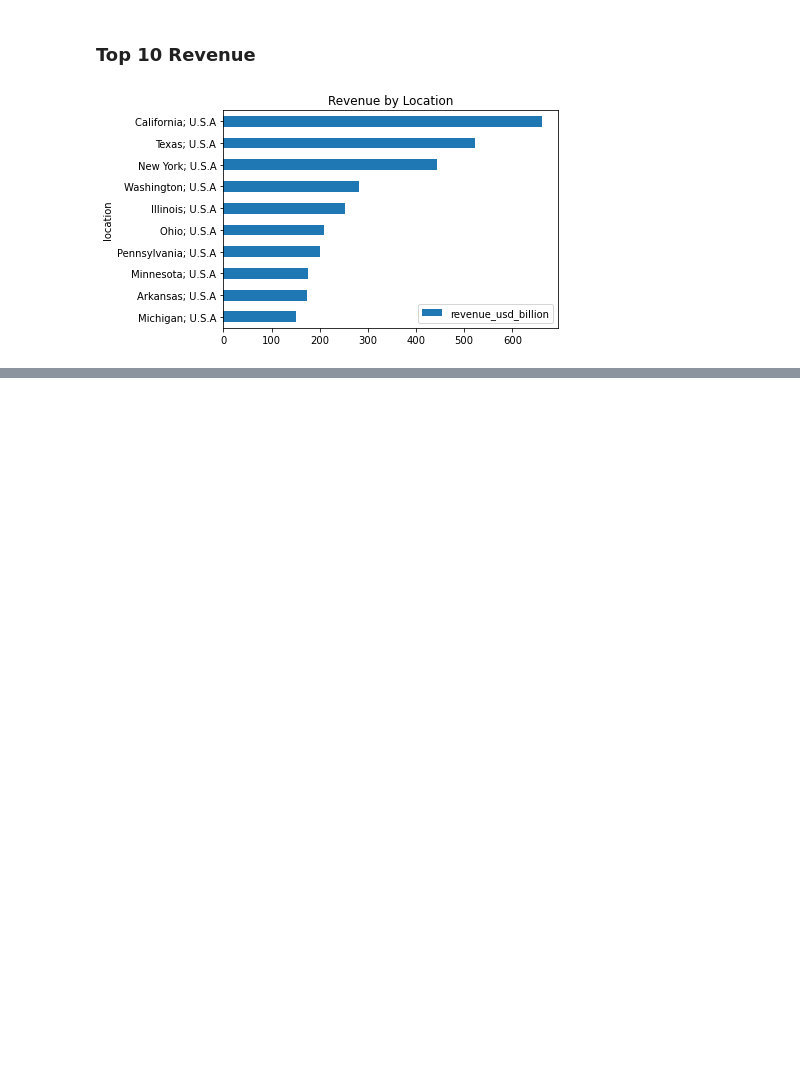
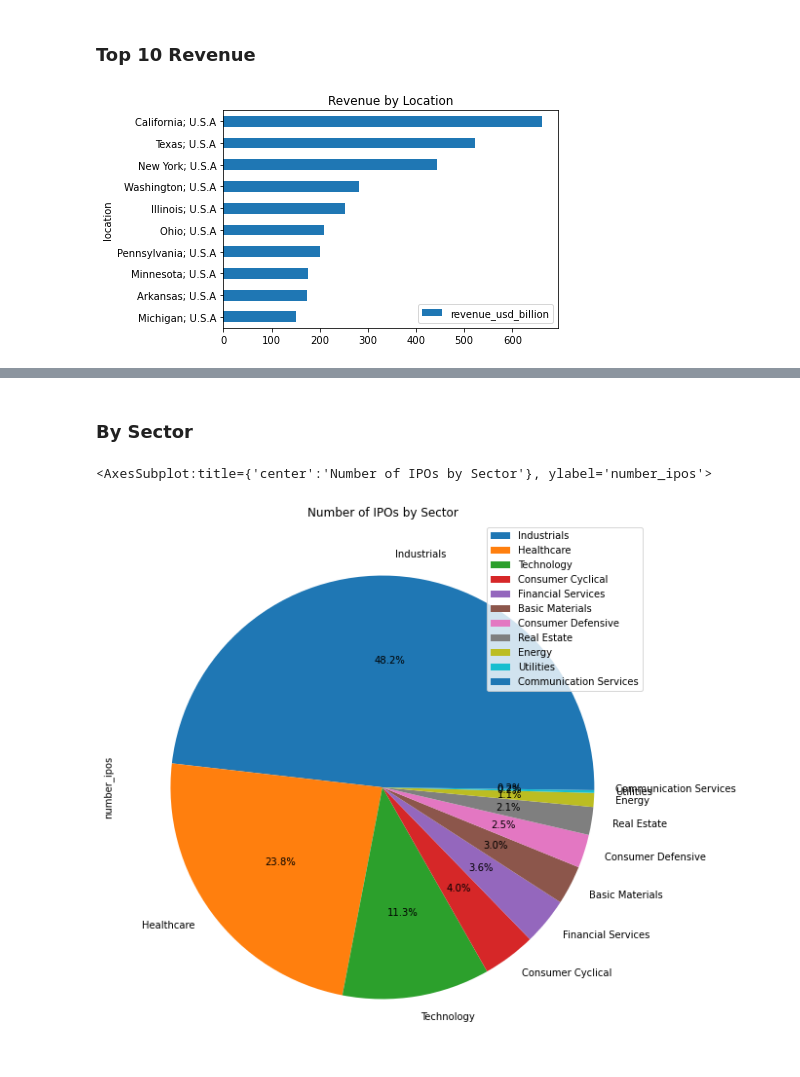
Before and after one commit to fidapco/notebooks, a Jupyter notebook: market_overview.ipynb, the cells around one changed output, grey strips where cells are left out. Cells and saved outputs as stored; diff of their text form; code cells hidden in the pictures; blank space fills up the shorter version.

```diff
--- a/market_overview.ipynb
+++ b/market_overview.ipynb
@@ -102,0 +123,9 @@ ax.invert_yaxis()
+# %% [markdown]
+### By Sector
+# %%
+df_ipo_sector = fidap.sql("""select "sector", count("sector") "number_ipos" FROM "FIDAP_DATA_SOURCES"."FIDAP_SCHEMA"."tickers" WHERE "sector" IS NOT NULL AND "firstpricedate" BETWEEN (select dateadd(year, -1, getdate())) and (select getdate())  GROUP BY "sector" ORDER BY "number_ipos" DESC;""")
+df_ipo_sector.set_index("sector", inplace=True)
+df_ipo_sector.plot.pie(y='number_ipos', figsize=(10,10), title="Number of IPOs by Sector", autopct='%1.1f%%')
+# %% [output]
+<AxesSubplot:title={'center':'Number of IPOs by Sector'}, ylabel='number_ipos'>
+[figure, added]
```
Also changed, not shown: parts of 7 cells of this notebook.
